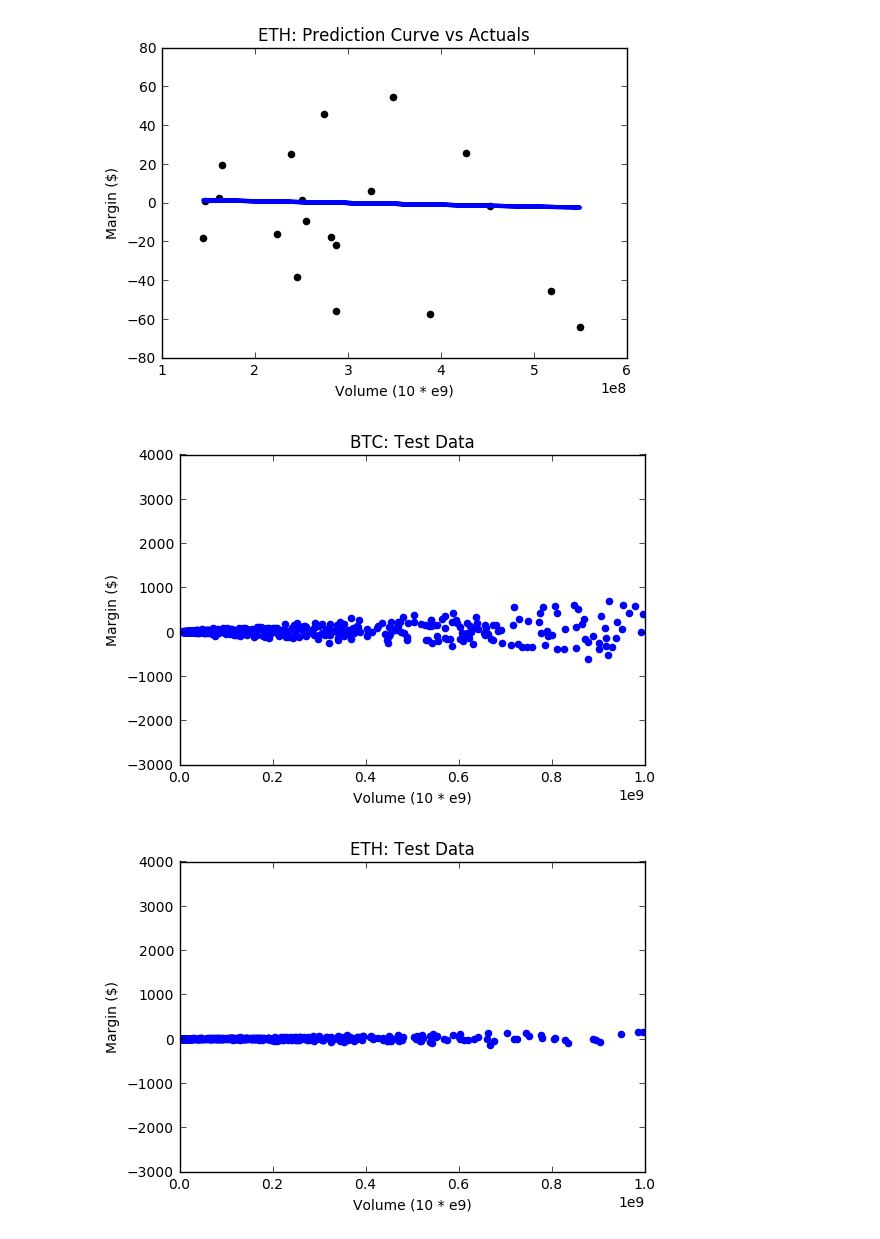
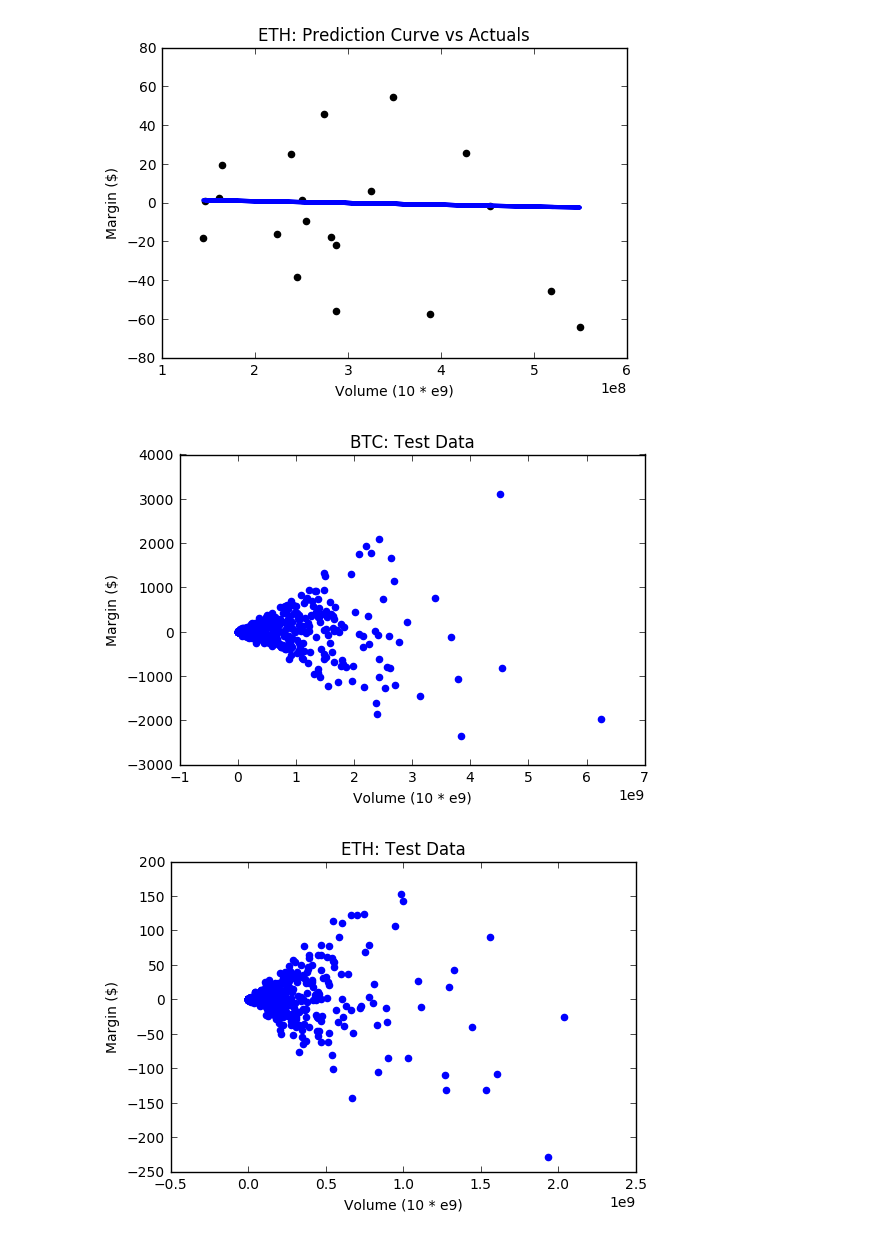
Before and after one commit to jteruya/crypto, a Jupyter notebook: jupyter/Crypto_Analysis_20180603.ipynb, the cells around one changed output. Drawn from its saved outputs; the diff is of its cells as text; code cells hidden in the pictures.

```diff
--- a/jupyter/Crypto_Analysis_20180603.ipynb
+++ b/jupyter/Crypto_Analysis_20180603.ipynb
@@ -95,16 +95,16 @@ plt.scatter(btc_train_X, btc_train_Y, COLOR = 'blue')
 plt.xlabel('Volume (10 * e9)')
 plt.ylabel('Margin ($)')
 plt.title('BTC: Test Data')
-plt.axis([0, 1000000000, -3000, 4000])
+#plt.axis([0, 1000000000, -3000, 4000])
 plt.show()
 # %% [output]
-[figure, old version]
+[figure, new version]
 # %%
 plt.scatter(eth_train_X, eth_train_Y, COLOR = 'blue')
 plt.xlabel('Volume (10 * e9)')
 plt.ylabel('Margin ($)')
 plt.title('ETH: Test Data')
-plt.axis([0, 1000000000, -3000, 4000])
+#plt.axis([0, 1000000000, -3000, 4000])
 plt.show()
 # %% [output]
-[figure, old version]
+[figure, new version]
```
Also changed, not shown: 3 other files.
